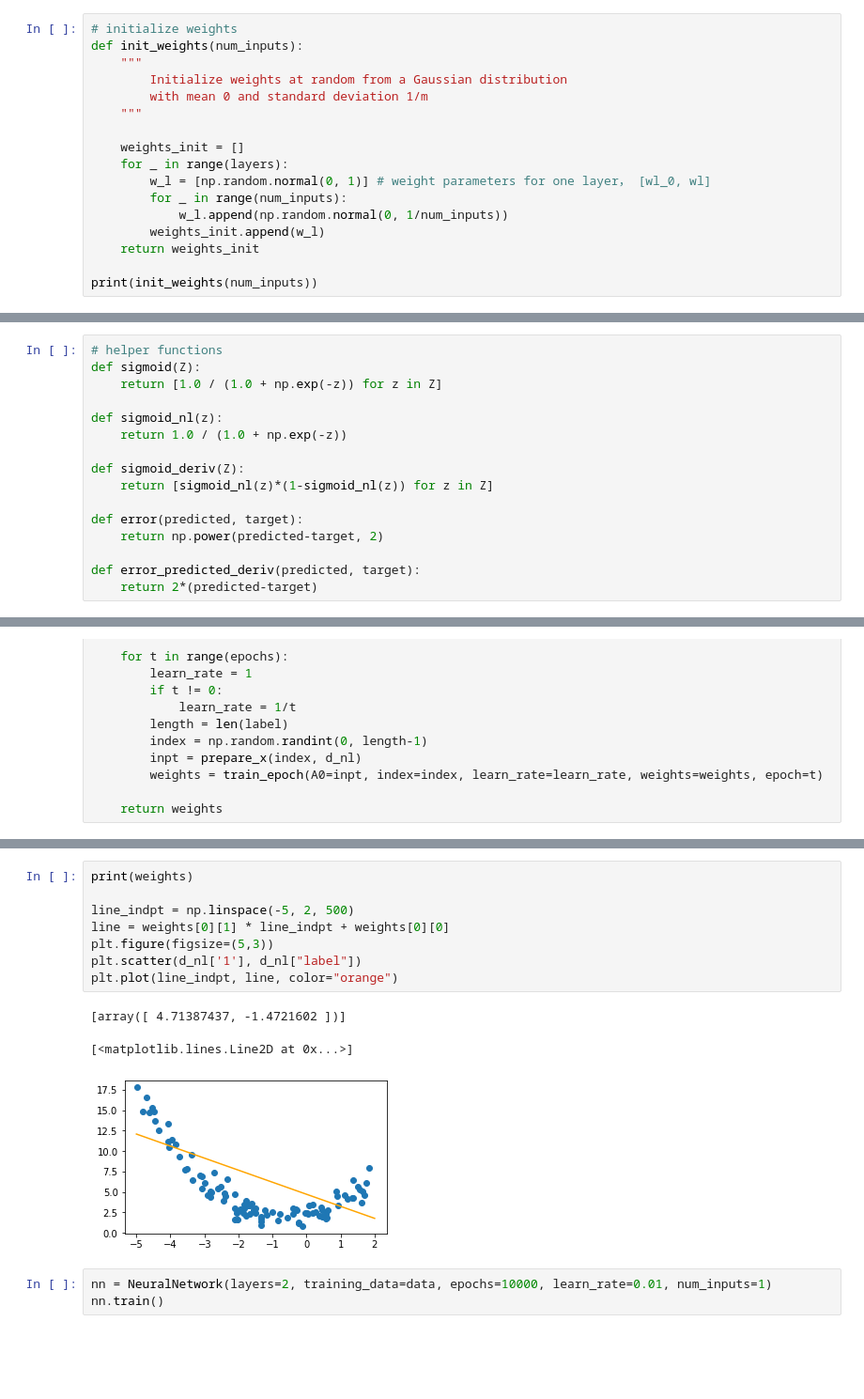
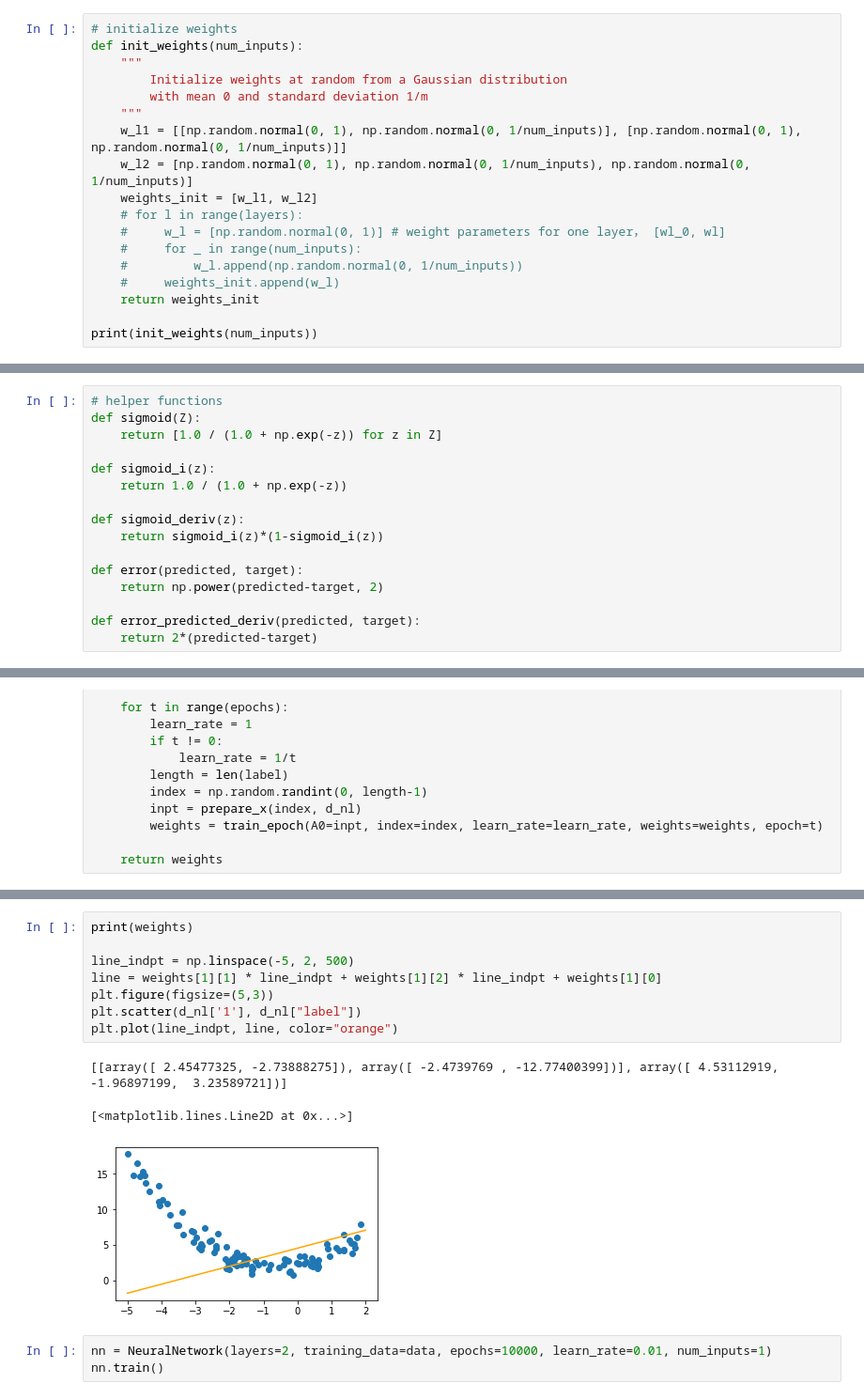
Before and after one commit to Avril-Cui/neural-nets, a Jupyter notebook: neural_nets.ipynb, the cells around one changed output, grey strips where cells are left out. Shown: that part at 94% size. Drawn from its saved outputs; the diff is of its cells as text; blank space fills up the shorter version.

```diff
--- a/neural_nets.ipynb
+++ b/neural_nets.ipynb
@@ -48,13 +49,14 @@ def init_weights(num_inputs):
         Initialize weights at random from a Gaussian distribution
         with mean 0 and standard deviation 1/m
     """
-
-    weights_init = []
-    for _ in range(layers):
-        w_l = [np.random.normal(0, 1)] # weight parameters for one layer， [wl_0, wl]
-        for _ in range(num_inputs):
-            w_l.append(np.random.normal(0, 1/num_inputs))
-        weights_init.append(w_l)
+    w_l1 = [[np.random.normal(0, 1), np.random.normal(0, 1/num_inputs)], [np.random.normal(0, 1), np.random.normal(0, 1/num_inputs)]]
+    w_l2 = [np.random.normal(0, 1), np.random.normal(0, 1/num_inputs), np.random.normal(0, 1/num_inputs)]
+    weights_init = [w_l1, w_l2]
+    # for l in range(layers):
+    #     w_l = [np.random.normal(0, 1)] # weight parameters for one layer， [wl_0, wl]
+    #     for _ in range(num_inputs):
+    #         w_l.append(np.random.normal(0, 1/num_inputs))
+    #     weights_init.append(w_l)
     return weights_init
 
 print(init_weights(num_inputs))
@@ -72,11 +74,11 @@ def prepare_x(index, training_data):
 def sigmoid(Z):
     return [1.0 / (1.0 + np.exp(-z)) for z in Z]
 
-def sigmoid_nl(z):
+def sigmoid_i(z):
     return 1.0 / (1.0 + np.exp(-z))
 
-def sigmoid_deriv(Z):
-    return [sigmoid_nl(z)*(1-sigmoid_nl(z)) for z in Z]
+def sigmoid_deriv(z):
+    return sigmoid_i(z)*(1-sigmoid_i(z))
 
 def error(predicted, target):
     return np.power(predicted-target, 2)
@@ -153,15 +236,15 @@ current weights: [array([ 4.71209545, -1.47258601])]
 # %%
 print(weights)
 
 line_indpt = np.linspace(-5, 2, 500)
-line = weights[0][1] * line_indpt + weights[0][0]
+line = weights[1][1] * line_indpt + weights[1][2] * line_indpt + weights[1][0]
 plt.figure(figsize=(5,3))
 plt.scatter(d_nl['1'], d_nl["label"])
 plt.plot(line_indpt, line, color="orange")
 # %% [output]
-[array([ 4.71387437, -1.4721602 ])]
+[[array([ 2.45477325, -2.73888275]), array([ -2.4739769 , -12.77400399])], array([ 4.53112919, -1.96897199,  3.23589721])]
 [<matplotlib.lines.Line2D at 0x...>]
-[figure, old version]
+[figure, new version]
 # %%
 nn = NeuralNetwork(layers=2, training_data=data, epochs=10000, learn_rate=0.01, num_inputs=1)
 nn.train()
```
Also changed, not shown: parts of 9 cells of this notebook, 1 other file.
